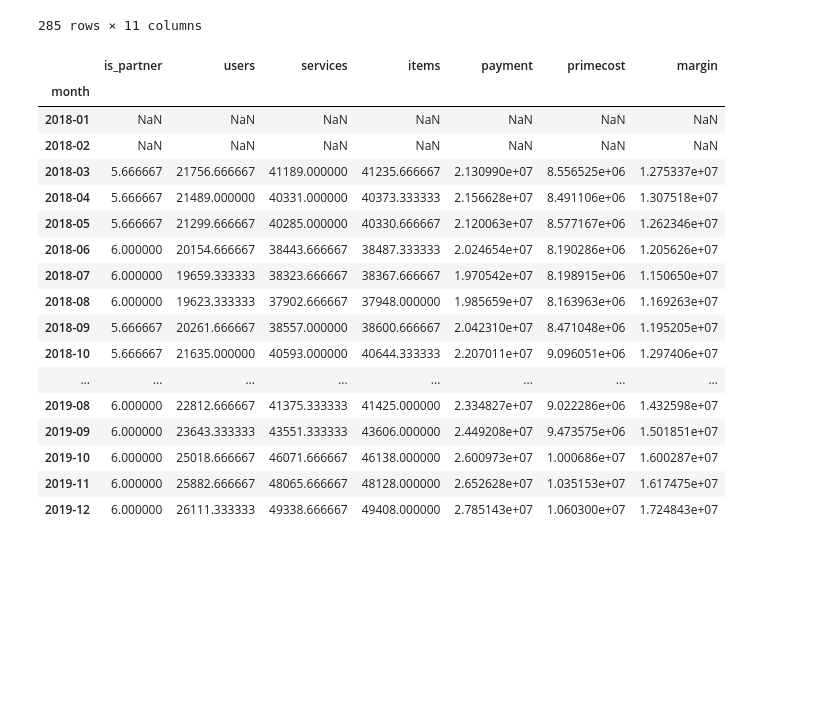
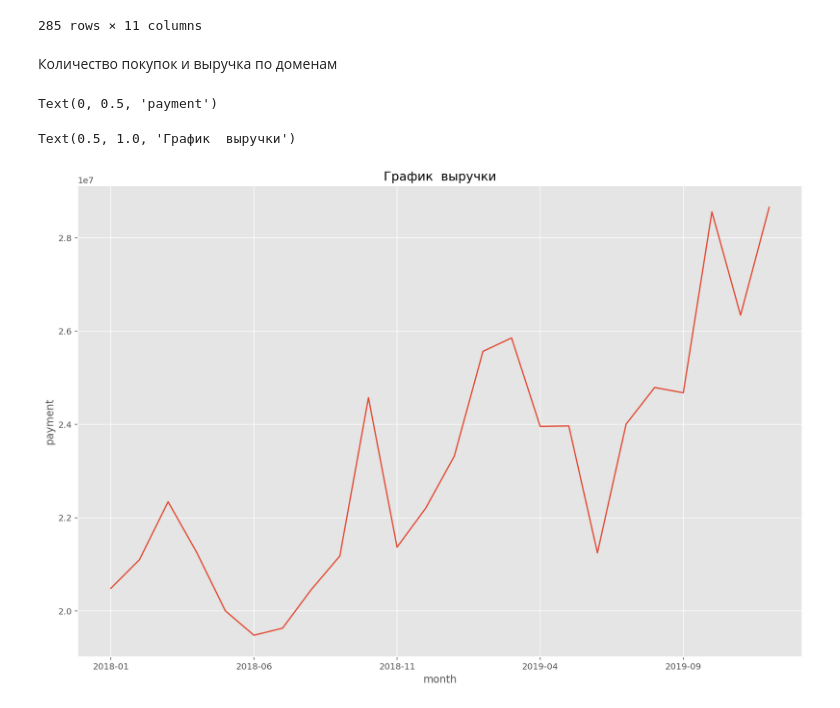
Before and after one commit to yukontaf/NRepo, a Jupyter notebook: RegRU.ipynb, the cells around one changed output. Cells and saved outputs as stored; diff of their text form; code cells hidden in the pictures; blank space fills up the shorter version.

```diff
--- a/RegRU.ipynb
+++ b/RegRU.ipynb
@@ -40,24 +54,16 @@ df
 | 284 | 2019-12 | renew | 1 | hosting | 347 | 533 | 536 | 370346 | 175461 | 2019 | ... |
 285 rows × 11 columns
 # %%
-t = df.groupby('month').sum().sort_index()
+t = df.groupby("month").sum().sort_index()
+t.drop("is_partner", axis=1)
 t.rolling(3).mean()
-# %% [output]
-|  | is_partner | users | services | items | payment | primecost | margin |
-| month |  |  |  |  |  |  |  |
-| 2018-01 | NaN | NaN | NaN | NaN | NaN | NaN | NaN |
-| 2018-02 | NaN | NaN | NaN | NaN | NaN | NaN | NaN |
-| 2018-03 | 5.666667 | 21756.666667 | 41189.000000 | 41235.666667 | 2.130990e+07 | 8.556525e+06 | 1.275337e+07 |
-| 2018-04 | 5.666667 | 21489.000000 | 40331.000000 | 40373.333333 | 2.156628e+07 | 8.491106e+06 | 1.307518e+07 |
-| 2018-05 | 5.666667 | 21299.666667 | 40285.000000 | 40330.666667 | 2.120063e+07 | 8.577167e+06 | 1.262346e+07 |
-| 2018-06 | 6.000000 | 20154.666667 | 38443.666667 | 38487.333333 | 2.024654e+07 | 8.190286e+06 | 1.205626e+07 |
-| 2018-07 | 6.000000 | 19659.333333 | 38323.666667 | 38367.666667 | 1.970542e+07 | 8.198915e+06 | 1.150650e+07 |
-| 2018-08 | 6.000000 | 19623.333333 | 37902.666667 | 37948.000000 | 1.985659e+07 | 8.163963e+06 | 1.169263e+07 |
-| 2018-09 | 5.666667 | 20261.666667 | 38557.000000 | 38600.666667 | 2.042310e+07 | 8.471048e+06 | 1.195205e+07 |
-| 2018-10 | 5.666667 | 21635.000000 | 40593.000000 | 40644.333333 | 2.207011e+07 | 9.096051e+06 | 1.297406e+07 |
-| ... | ... | ... | ... | ... | ... | ... | ... |
-| 2019-08 | 6.000000 | 22812.666667 | 41375.333333 | 41425.000000 | 2.334827e+07 | 9.022286e+06 | 1.432598e+07 |
-| 2019-09 | 6.000000 | 23643.333333 | 43551.333333 | 43606.000000 | 2.449208e+07 | 9.473575e+06 | 1.501851e+07 |
-| 2019-10 | 6.000000 | 25018.666667 | 46071.666667 | 46138.000000 | 2.600973e+07 | 1.000686e+07 | 1.600287e+07 |
-| 2019-11 | 6.000000 | 25882.666667 | 48065.666667 | 48128.000000 | 2.652628e+07 | 1.035153e+07 | 1.617475e+07 |
-| 2019-12 | 6.000000 | 26111.333333 | 49338.666667 | 49408.000000 | 2.785143e+07 | 1.060300e+07 | 1.724843e+07 |
+# %% [markdown]
+Количество покупок и выручка по доменам
+# %%
+p = df.groupby(['month']).sum()['payment'].plot()
+p.set_ylabel('payment')
+plt.title('График  выручки')
+# %% [output]
+Text(0, 0.5, 'payment')
+Text(0.5, 1.0, 'График  выручки')
+[figure, added]
```
Also changed, not shown: parts of 18 cells of this notebook, 7 other files.
